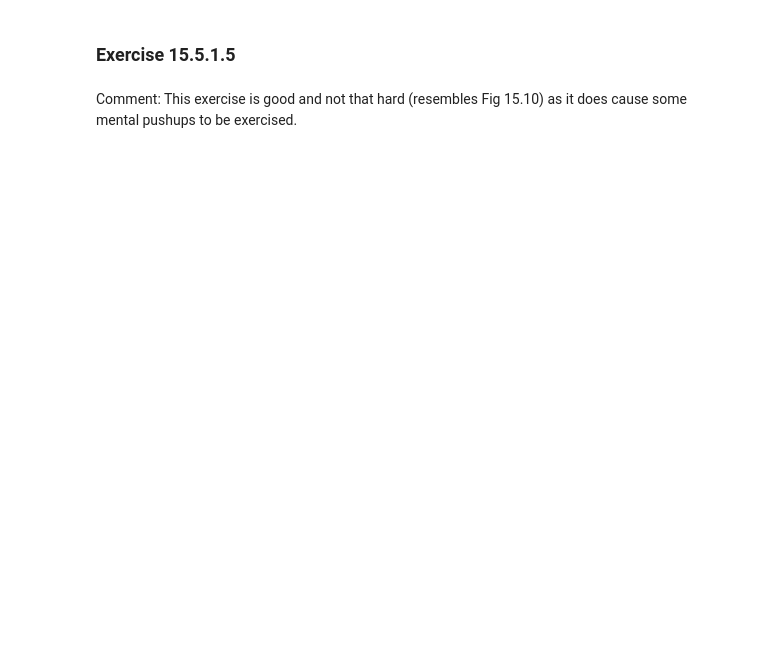
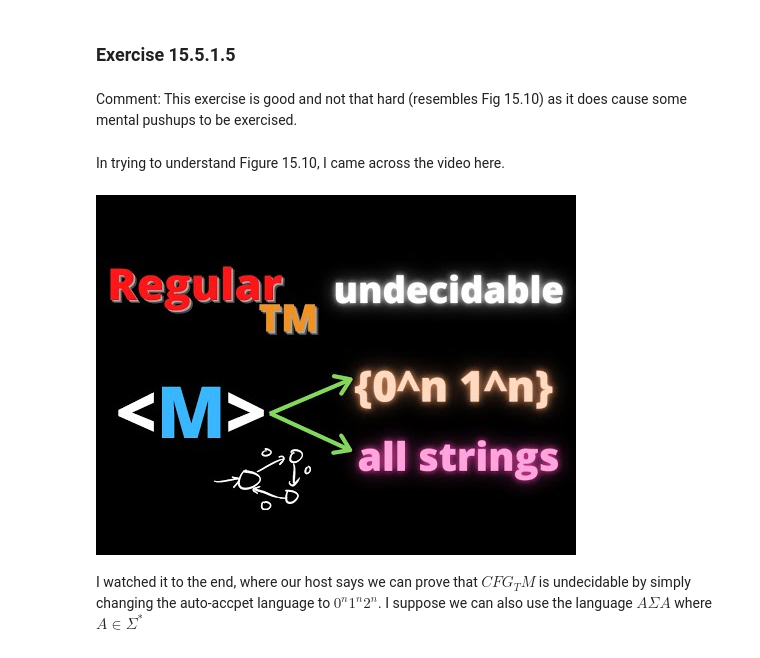
Before and after one commit to jgibbons94/cse480-notebooks, a Jupyter notebook: 10_2_Ponder_and_Prove_the_Post_Correspondence_Problem.ipynb, the cells around one changed output. Drawn from its saved outputs; the diff is of its cells as text; code cells hidden in the pictures; blank space fills up the shorter version.

```diff
--- a/10_2_Ponder_and_Prove_the_Post_Correspondence_Problem.ipynb
+++ b/10_2_Ponder_and_Prove_the_Post_Correspondence_Problem.ipynb
@@ -361,3 +408,12 @@ Comment: This exercise is good, as it builds on something already done, and it s
 ### Exercise 15.5.1.5
 # %% [markdown]
 Comment: This exercise is good and not that hard (resembles Fig 15.10) as it does cause some mental pushups to be exercised.
+# %% [markdown]
+In trying to understand Figure 15.10, I came across the video here.
+# %%
+from IPython.display import YouTubeVideo
+YouTubeVideo('zo3kyFumkws')
+# %% [output]
+[figure, added]
+# %% [markdown]
+I watched it to the end, where our host says we can prove that $CFG_TM$ is undecidable by simply changing the auto-accpet language to $0^n1^n2^n$. I suppose we can also use the language $A\Sigma{}A$ where $A \in \Sigma^*$
```
Also changed, not shown: parts of 6 cells of this notebook.
